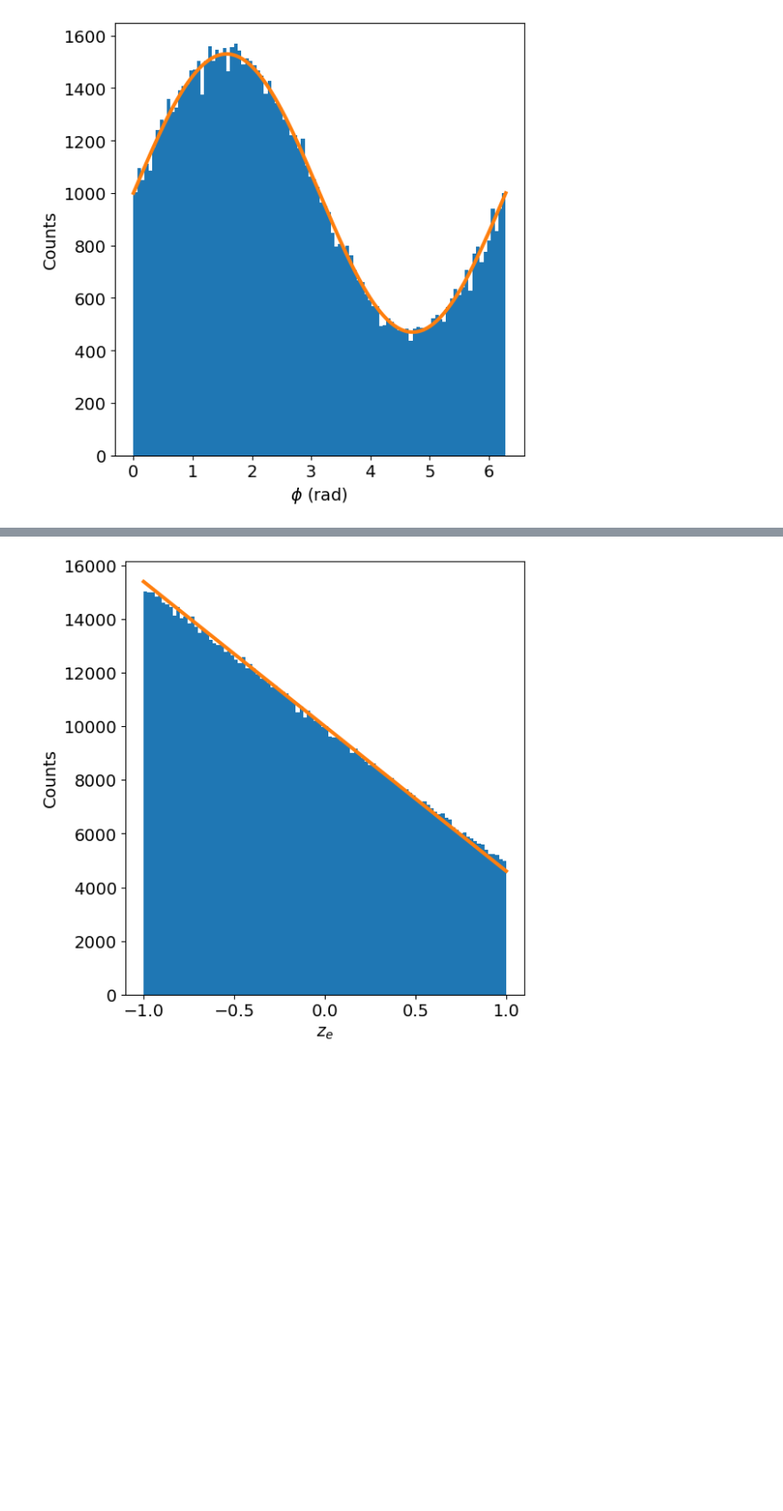
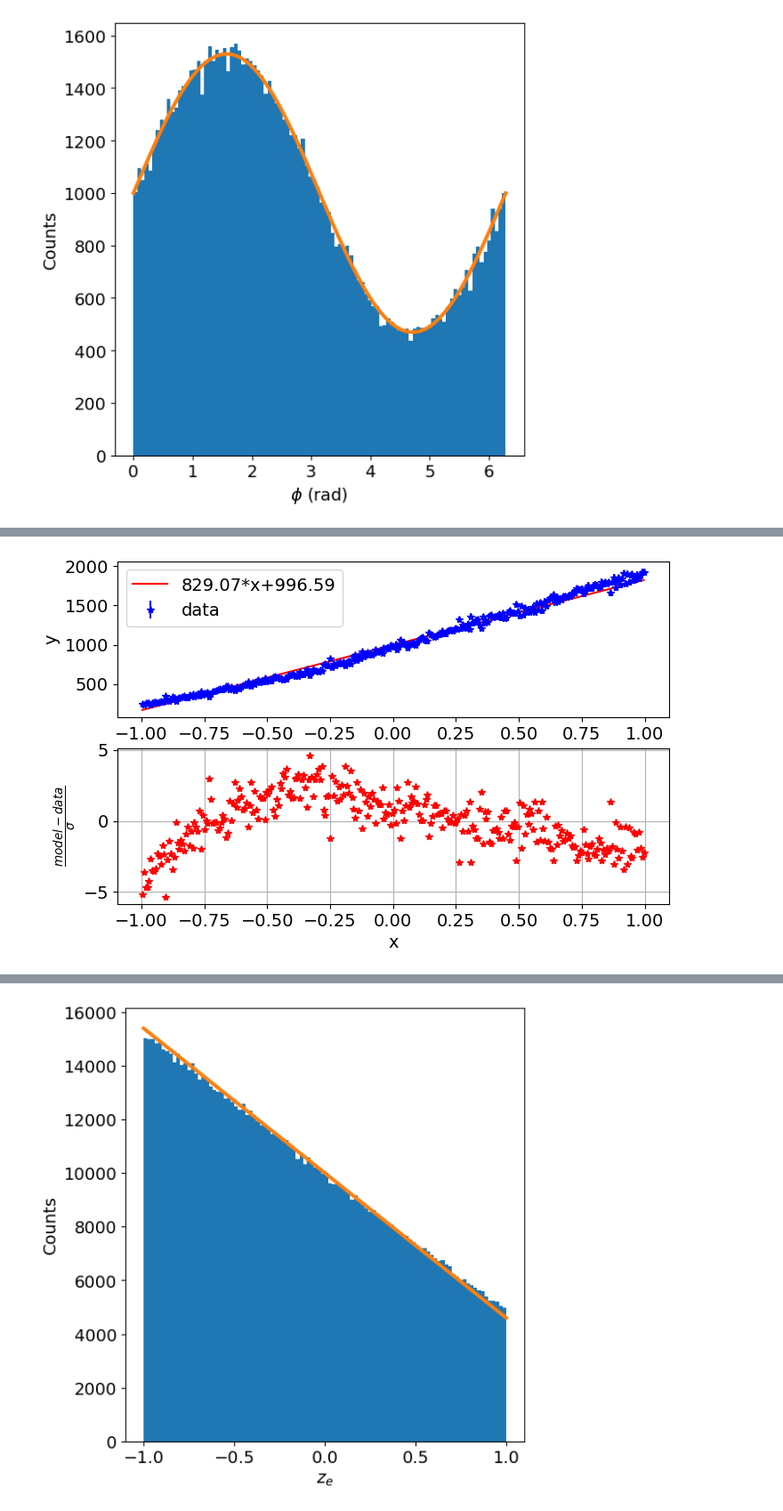
Before and after one commit to PabloCanovasM/CRADLE_TESTS, a Jupyter notebook: sampling_test.ipynb, the cells around one changed output, grey strips where cells are left out. Shown at 89% size. Cells and saved outputs as stored; diff of their text form; code cells hidden in the pictures; blank space fills up the shorter version.

```diff
--- a/sampling_test.ipynb
+++ b/sampling_test.ipynb
@@ -283,7 +294,7 @@ for name in coeffNames:
     filename = f"build/sample_{name}.txt"
     data = np.loadtxt(filename)
     plot_histogram_components(data,100)
-    plot_pairplot(data,f"plots/sample_{name}")
+    plot_pairplot(data,filename=f"plots/sample_{name}")
 # %% [output]
 a
 [figure]
@@ -458,0 +470,97 @@ plot_histogram_components(data,n_bins=140,filename="plots/hist_AB_corr",f_list=[
+# %%
+def fit_linear_and_quad(x_i,y_i,sigma_i=None):
+    coeffs = np.empty([3,2])
+
+    try:
+        if sigma_i == None:
+            sigma_i = np.ones_like(x_i)
+    except:
+        pass
+    sum_y2 = np.sum((y_i/sigma_i)**2)
+    sum_y = np.sum(y_i/sigma_i**2)
+    sum_x4 = np.sum((x_i**2/sigma_i)**2)
+    sum_x3 = np.sum(x_i**3/sigma_i**2)
+    sum_x2 = np.sum((x_i/sigma_i)**2)
+    sum_x = np.sum(x_i/sigma_i**2)
+    sum_xy = np.sum(x_i*y_i/sigma_i**2)
+    sum_x2y = np.sum(x_i**2*y_i/sigma_i**2)
+    sum_w = np.sum(1./sigma_i**2)
+
+    a_estimated = -(sum_xy*sum_w-sum_x*sum_y)/(sum_x**2-sum_x2*sum_w)
+    b_estimated = (sum_xy*sum_x-sum_x2*sum_y)/(sum_x**2-sum_x2*sum_w)
+
+    print(a_estimated)
+    print(b_estimated)
+
+    coeffs[:,0] = [0,a_estimated,b_estimated]
+
+    residual = (a_estimated*x_i+b_estimated-y_i)/sigma_i
+
+    fig, ax = plt.subplots(2,1,figsize=(8, 5))
+    ax[0].errorbar(x_i,y_i, sigma_i,color="b", fmt="*", label="data")
+    ax[0].plot(x_i,a_estimated*x_i+b_estimated,"r",
+               label=str(round(a_estimated,2))+"*x+"+str(round(b_estimated,2)))
+    ax[0].set_xlabel("x")
+    ax[0].set_ylabel("y")
+    ax[0].legend()
+    ax[1].plot(x_i,residual,"r*")
+    ax[1].set_xlabel("x")
+    ax[1].set_ylabel("$\\frac{model-data}{\\sigma}$")
+    ax[1].grid()
+
+    plt.show()
+
+    print("Percentage of points outside")
+    print("1 sigma:",(np.sum(residual > 1)+np.sum(residual < -1))/residual.size)
+    print("2 sigma:",(np.sum(residual > 2)+np.sum(residual < -2))/residual.size)
+    print("3 sigma:",(np.sum(residual > 3)+np.sum(residual < -3))/residual.size)
+
+    print("\nBonus: Quadratic fit attempt\n")
+
+    #2nd order polinomial interpolation: use kramer to solve the system of equations
+    matrix_den = np.array([[sum_x4,sum_x3,sum_x2],[sum_x3,sum_x2,sum_x],[sum_x2,sum_x,sum_w]])
+    matrix_a = matrix_den.copy()
+    matrix_a[0,:] = [sum_x2y,sum_xy,sum_y]
+    matrix_b = matrix_den.copy()
+    matrix_b[1,:] = [sum_x2y,sum_xy,sum_y]
+    matrix_c = matrix_den.copy()
+    matrix_c[2,:] = [sum_x2y,sum_xy,sum_y]
+
+    a_estimated = np.linalg.det(matrix_a)/np.linalg.det(matrix_den)
+    b_estimated = np.linalg.det(matrix_b)/np.linalg.det(matrix_den)
+    c_estimated = np.linalg.det(matrix_c)/np.linalg.det(matrix_den)
+
+
+    coeffs[:,1] = [a_estimated,b_estimated,c_estimated]
+
+    print(f"a={a_estimated:.5f}, b={b_estimated:.5f}, c={c_estimated:.5f}")
+
+    residual = (a_estimated*x_i**2+b_estimated*x_i+c_estimated-y_i)/sigma_i
+
+    fig, ax = plt.subplots(2,1,figsize=(8, 5))
+    ax[0].errorbar(x_i,y_i, sigma_i,color="b", fmt="*", label="data")
+    ax[0].plot(x_i,a_estimated*x_i**2+b_estimated*x_i+c_estimated,"r",
+               label=str(round(a_estimated,2))+"*x**2+"+str(round(b_estimated,2))+"*x+"+str(round(c_estimated,2)))
+    ax[0].set_xlabel("x")
+    ax[0].set_ylabel("y")
+    ax[0].legend()
+    ax[1].plot(x_i,residual,"r*")
+    ax[1].set_xlabel("x")
+    ax[1].set_ylabel("$\\frac{model-data}{\\sigma}$")
+    ax[1].grid()
+    plt.show()
+
+    print("Percentage of points outside")
+    print("1 sigma:",(np.sum(residual > 1)+np.sum(residual < -1))/residual.size)
+    print("2 sigma:",(np.sum(residual > 2)+np.sum(residual < -2))/residual.size)
+    print("3 sigma:",(np.sum(residual > 3)+np.sum(residual < -3))/residual.size)
+
+    return coeffs
+
+histo, bins = np.histogram(data[:,0],bins=300)
+x_i = (bins[:-1] + bins[1:])/2
+coeffs = fit_linear_and_quad(x_i,histo, sigma_i = np.sqrt(histo))[:,1]
+fig.savefig("quadratic_fit.png")
+print(coeffs/1000)
+print(1/4/(1+beta**2/12),1/(1+beta**2/12),1/(1+beta**2/12))
+# %% [output]
@@ -458,0 +569 @@ plot_histogram_components(data,n_bins=140,filename="plots/hist_AB_corr",f_list=[
+[figure, added]
```
Also changed, not shown: parts of 15 cells of this notebook, 9 other files.
